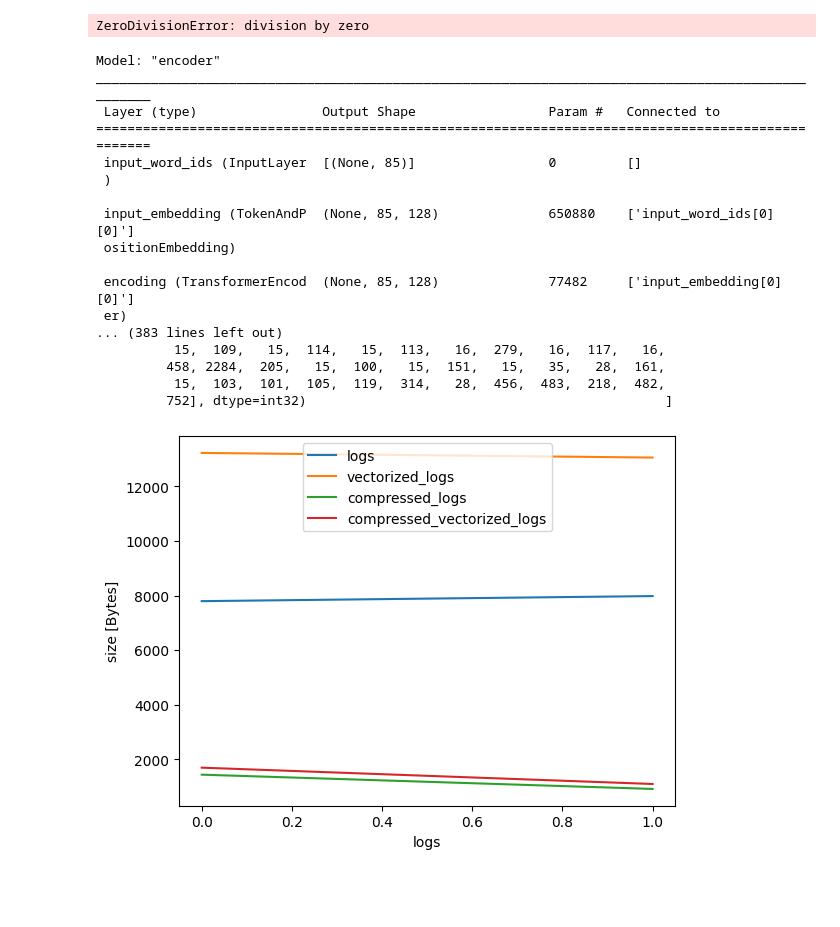
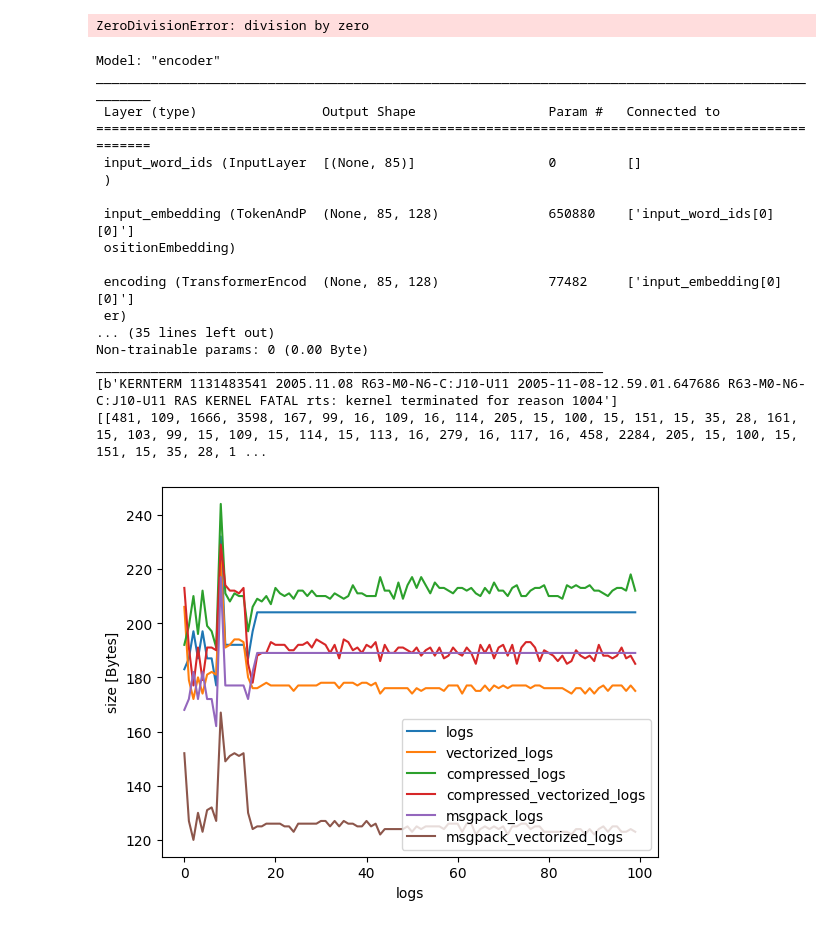
Before and after one commit to Lucaserf/ObsProject, a Jupyter notebook: test_notebook.ipynb, the cells around one changed output. Saved outputs shown, nothing was run; the diff lists cells and outputs as text; code cells hidden in the pictures; blank space fills up the shorter version.

```diff
--- a/test_notebook.ipynb
+++ b/test_notebook.ipynb
@@ -569,10 +560,6 @@ ds_val_pre = val_ds.map(tokenizer.preprocess, num_parallel_calls=tf.data.AUTOTUN
 
 plot_label_clusters(model.vae, "cluster"+str(17),ds_val_pre.take(10000).batch(128))
 # %%
-
-
-
-
 #testing sizes with compression or not
 vocab_size = 5000
 max_len=85 # mean length + std length
@@ -589,7 +576,7 @@ model = Model(vocab_size = vocab_size,latent_dim=latent_dim,embedding_dim=128,ma
 
 model.vae.load_model(chkpt=chkpt)
 
-data = {"logs":[],"vectorized_logs":[],"compressed_logs":[],"compressed_vectorized_logs":[]}
+data = {"logs":[],"vectorized_logs":[],"compressed_logs":[],"compressed_vectorized_logs":[],"msgpack_logs":[],"msgpack_vectorized_logs":[]}
 
 
 def get_labels(data: tf.Tensor):
@@ -611,39 +598,41 @@ ds = raw_ds.map(lambda x: tf.numpy_function(func=get_labels,inp=[x],Tout=(tf.str
 
 for logs in ds.take(100).batch(1):
     logs = logs[0]
-    logs = logs.numpy()#.decode("utf-8")
+    logs = logs.numpy().tolist()
     data["logs"].append(sys.getsizeof(pickle.dumps(logs)))
     data["compressed_logs"].append(sys.getsizeof(bz2.compress(pickle.dumps(logs))))
-    vectorized_logs = tokenizer.tokenizer(logs)
-    vectorized_logs = vectorized_logs.numpy()
+    data["msgpack_logs"].append(sys.getsizeof(msgpack.packb(logs)))
+    vectorized_logs = tokenizer.tokenizer(logs).numpy()
+    vectorized_logs = [vl.tolist() for vl in vectorized_logs]
     data["vectorized_logs"].append(sys.getsizeof(pickle.dumps(vectorized_logs)))
     data["compressed_vectorized_logs"].append(sys.getsizeof(bz2.compress(pickle.dumps(vectorized_logs))))
+    data["msgpack_vectorized_logs"].append(sys.getsizeof(msgpack.packb(vectorized_logs)))
 
 print(logs)
 print(vectorized_logs)
 
 fig, ax = plt.subplots()
 for key in data.keys():
     ax.plot(data[key], label=key)
     plt.xlabel('logs')
     plt.ylabel('size [Bytes]')
     plt.legend()
 # %% [output]
 Model: "encoder"
 __________________________________________________________________________________________________
  Layer (type)                Output Shape                 Param #   Connected to
 ==================================================================================================
  input_word_ids (InputLayer  [(None, 85)]                 0         []
  )
 
  input_embedding (TokenAndP  (None, 85, 128)              650880    ['input_word_ids[0][0]']
  ositionEmbedding)
 
  encoding (TransformerEncod  (None, 85, 128)              77482     ['input_embedding[0][0]']
  er)
-... (383 lines left out)
-          15,  109,   15,  114,   15,  113,   16,  279,   16,  117,   16,
-         458, 2284,  205,   15,  100,   15,  151,   15,   35,   28,  161,
-          15,  103,  101,  105,  119,  314,   28,  456,  483,  218,  482,
-         752], dtype=int32)                                              ]
+... (35 lines left out)
+Non-trainable params: 0 (0.00 Byte)
+_________________________________________________________________
+[b'KERNTERM 1131483541 2005.11.08 R63-M0-N6-C:J10-U11 2005-11-08-12.59.01.647686 R63-M0-N6-C:J10-U11 RAS KERNEL FATAL rts: kernel terminated for reason 1004']
+[[481, 109, 1666, 3598, 167, 99, 16, 109, 16, 114, 205, 15, 100, 15, 151, 15, 35, 28, 161, 15, 103, 99, 15, 109, 15, 114, 15, 113, 16, 279, 16, 117, 16, 458, 2284, 205, 15, 100, 15, 151, 15, 35, 28, 1 ...
-[figure, old version]
+[figure, new version]
```
Also changed, not shown: parts of 2 cells of this notebook, 1 other file.
